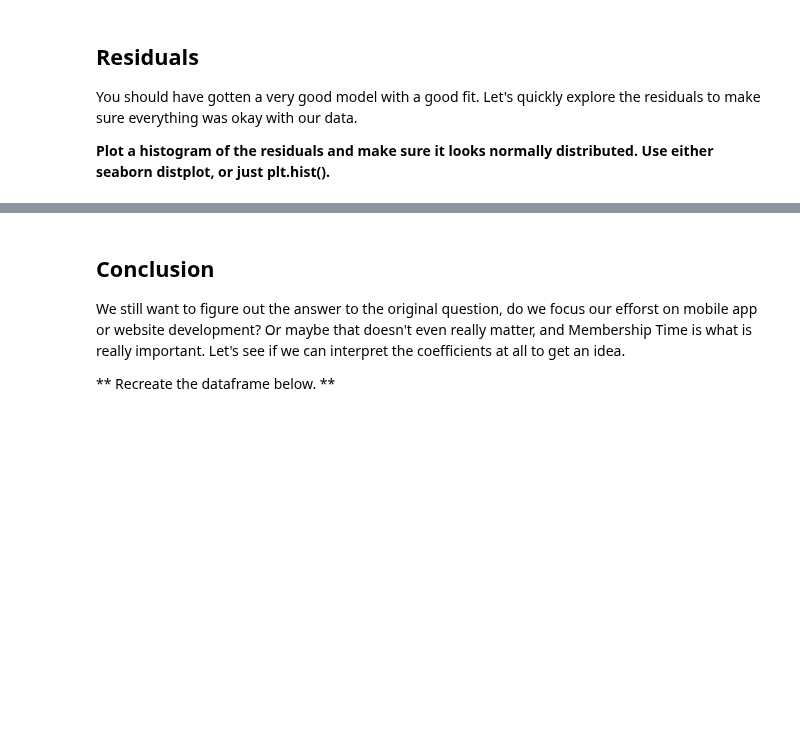
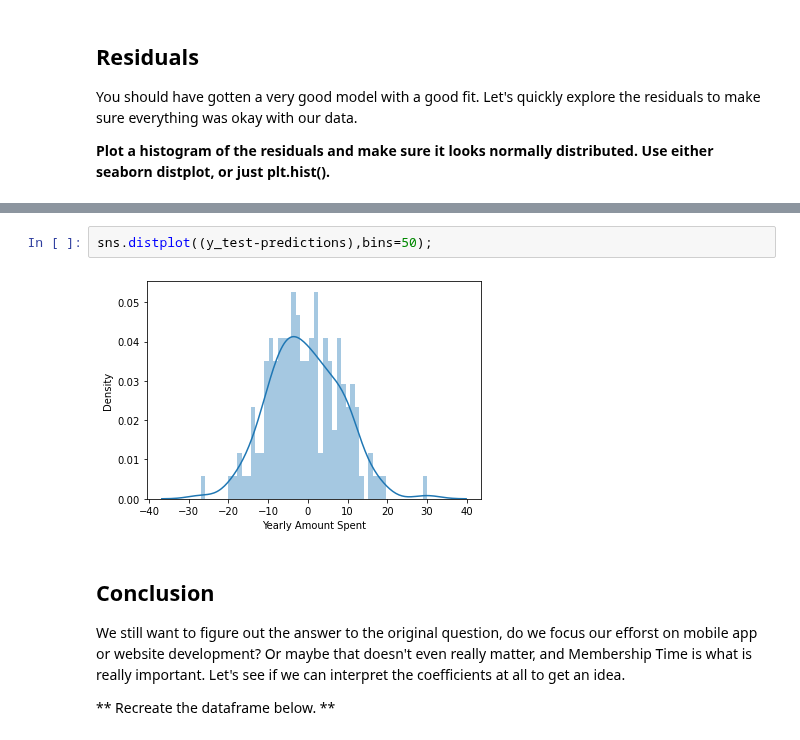
Before and after one commit to ZyWang7/Machine-Learning, a Jupyter notebook: Linear-Regression/02-Linear-Regression-Project.ipynb, the cells around one changed output, grey strips where cells are left out. Cells and saved outputs as stored; diff of their text form; blank space fills up the shorter version.

```diff
--- a/Linear-Regression/02-Linear-Regression-Project.ipynb
+++ b/Linear-Regression/02-Linear-Regression-Project.ipynb
@@ -202,3 +209,7 @@ You should have gotten a very good model with a good fit. Let's quickly explore
+# %%
+sns.distplot((y_test-predictions),bins=50);
+# %% [output]
+[figure, added]
 # %% [markdown]
 ## Conclusion
 We still want to figure out the answer to the original question, do we focus our efforst on mobile app or website development? Or maybe that doesn't even really matter, and Membership Time is what is really important.  Let's see if we can interpret the coefficients at all to get an idea.
```
Also changed, not shown: parts of 7 cells of this notebook.
